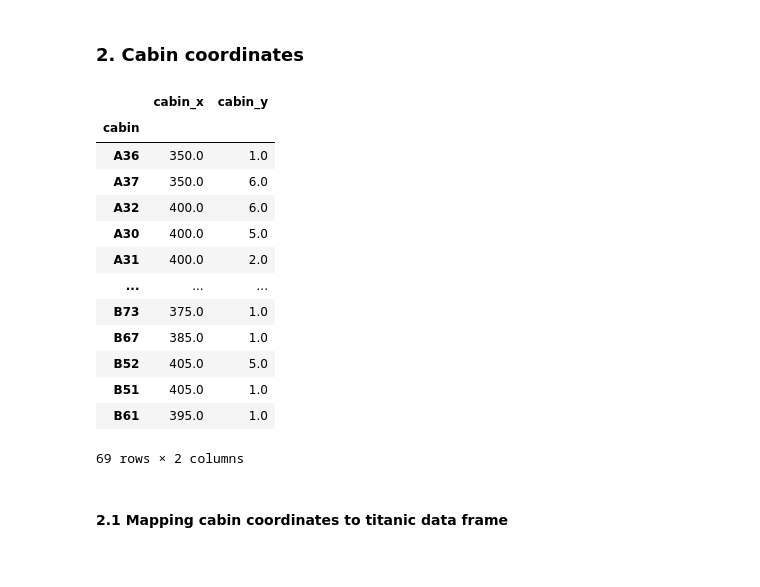
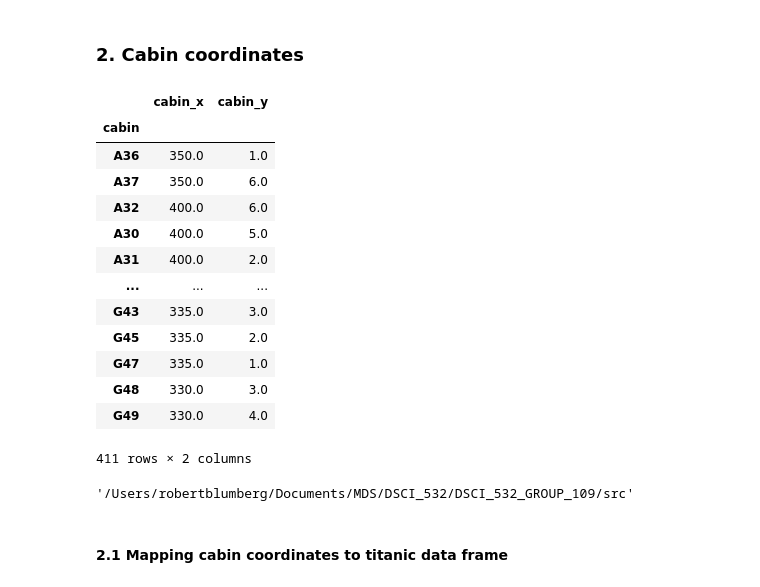
Before and after one commit to UBC-MDS/DSCI_532_GROUP_109, a Jupyter notebook: src/titanic_viz.ipynb, the cells around one changed output. Drawn from its saved outputs; the diff is of its cells as text; code cells hidden in the pictures.

```diff
--- a/src/titanic_viz.ipynb
+++ b/src/titanic_viz.ipynb
@@ -27,34 +27,85 @@ titanic_df
 ### 2. Cabin coordinates
 # %%
 cabin_locations = {"A36": (350, 1.0), "A37": (350, 6.0), "A32": (400, 6.0), "A30": (400, 5.0), "A31": (400, 2.0), "A33": (400, 1.0), "A28": (405, 6.0), "A26": (405, 5.0), "A27": (405, 2.0),
-                       "A29": (405, 1.0), "A34": (395, 6.0), "A35": (395, 1.0), "A24": (410, 6.0), "A22": (410, 5.0), "A23": (410, 2.0), "A25": (410, 1.0), "A20": (415, 6.0), "A18": (415, 5.0),
-                       "A19": (415, 2.0), "A21": (415, 1.0), "A16": (420, 6.0), "A14": (420, 5.0), "A15": (420, 2.0), "A17": (420, 1.0), "A12": (425, 6.0), "A10": (425, 5.0), "A9":  (425, 2.0),
-                       "A11": (425, 1.0), "A8": ( 430, 6.0),  "A6": (430, 5.0), "A5":  (430, 2.0), "A7":  (430, 1.0), "A4":  (435, 6.0), "A2":  (435, 4.0), "A1":  (435, 3.0), "A3":  (435, 1.0),
+                    "A29": (405, 1.0), "A34": (395, 6.0), "A35": (395, 1.0), "A24": (410, 6.0), "A22": (410, 5.0), "A23": (410, 2.0), "A25": (410, 1.0), "A20": (415, 6.0), "A18": (415, 5.0),
+                    "A19": (415, 2.0), "A21": (415, 1.0), "A16": (420, 6.0), "A14": (420, 5.0), "A15": (420, 2.0), "A17": (420, 1.0), "A12": (425, 6.0), "A10": (425, 5.0), "A9":  (425, 2.0),
+                    "A11": (425, 1.0), "A8": ( 430, 6.0),  "A6": (430, 5.0), "A5":  (430, 2.0), "A7":  (430, 1.0), "A4":  (435, 6.0), "A2":  (435, 4.0), "A1":  (435, 3.0), "A3":  (435, 1.0),
 
-                       "B90": (345, 6.0), "B94": (340, 6.0), "B96": (335, 6.0), "B98": (330, 6.0), "B92": (345, 5.0), "B91": (345, 1.0), "B101": (395, 3.0), "B102": (395, 4.0), "B100": (385, 4.0),
-                       "B99": (385, 3.0), "B58": (400, 6.0), "B88": (350, 6.0), "B84": (355, 6.0), "B86": (355, 5.0), "B85": (355, 1.0), "B82": (360, 6.0), "B78": (365, 6.0), "B76": (370, 6.0),
-                       "B72": (375, 6.0), "B70": (380, 6.0), "B66": (385, 6.0), "B64": (390, 6.0), "B60": (395, 6.0), "B80": (365, 5.0), "B74": (375, 5.0), "B68": (385, 5.0), "B62":  (395, 5.0),
-                       "B79": (365, 1.0), "B73": (375, 1.0), "B67": (385, 1.0), "B52": (405, 5.0), "B51": (405, 1.0), "B61":  (395, 1.0)}
+                    "B90": (345, 6.0), "B94": (340, 6.0), "B96": (335, 6.0), "B98": (330, 6.0), "B92": (345, 5.0), "B91": (345, 1.0), "B101": (395, 3.0), "B102": (395, 4.0), "B100": (385, 4.0),
+                    "B99": (385, 3.0), "B58": (400, 6.0), "B88": (350, 6.0), "B84": (355, 6.0), "B86": (355, 5.0), "B85": (355, 1.0), "B82": (360, 6.0), "B78": (365, 6.0), "B76": (370, 6.0),
+                    "B72": (375, 6.0), "B70": (380, 6.0), "B66": (385, 6.0), "B64": (390, 6.0), "B60": (395, 6.0), "B80": (365, 5.0), "B74": (375, 5.0), "B68": (385, 5.0), "B62":  (395, 5.0),
+                    "B79": (365, 1.0), "B73": (375, 1.0), "B67": (385, 1.0), "B52": (405, 5.0), "B51": (405, 1.0), "B61":  (395, 1.0),
+
+                    "C8": (465, 6.0), "C6": (465, 5.0), "C2": (465, 4.0), "C1": (465, 3.0), "C3": (465, 2.0), "C5": (465, 1.0), "C12": (460, 6.0), "C48": (460, 5.0), "C41": (460, 4.0),
+                    "C43": (460, 3.0), "C9": (460, 2.0), "C11": (460, 1.0), "C14": (455, 6.0), "C50": (455, 4.0), "C15": (455, 1.0), "C18": (450, 6.0), "C16": (450, 5.0), "C52": (450, 4.0),
+                    "C45": (450, 3.0), "C17": (450, 2.0), "C19": (450, 1.0), "C20": (445, 6.0), "C54": (445, 4.0), "C47": (445, 3.0), "C21": (445, 1.0), "C42": (440, 6.0), "C22": (440, 5.0),
+                    "C56": (440, 4.0), "C49": (440, 3.0), "C23": (440, 2.0), "C25": (440, 1.0), "C26": (435, 6.0), "C58": (435, 4.0), "C51": (435, 3.0), "C27": (435, 1.0), "C30": (430, 6.0),
+                    "C28": (430, 5.0), "C60": (430, 4.0), "C53": (430, 3.0), "C29": (430, 2.0), "C31": (430, 1.0), "C32": (425, 6.0), "C35": (425, 1.0), "C36": (420, 6.0), "C34": (420, 5.0),
+                    "C35": (420, 2.0), "C37": (420, 1.0), "C39": (415, 6.0), "C38": (415, 1.0), "C42": (410, 6.0), "C40": (410, 5.0), "C46": (405, 6.0), "C44": (405, 5.0), "C62": (400, 6.0),
+                    "C104": (400, 5.0), "C95": (400, 2.0), "C55": (400, 1.0), "C64": (395, 6.0), "C106": (395, 5.0), "C97": (395, 2.0), "C57": (395, 1.0), "C108": (390, 5.0), "C99": (390, 2.0),
+                    "C66": (385, 6.0), "C110": (380, 5.0), "C101": (385, 2.0), "C59": (385, 1.0), "C68": (380, 6.0), "C112": (380, 5.0), "C103": (380, 2.0), "C61": (380, 1.0), "C105": (375, 2.0),
+                    "C70": (370, 6.0), "C114": (370, 5.0), "107": (370, 2.0), "C63": (370, 1.0), "C72": (365, 6.0), "C116": (365, 5.0), "C118": (365, 4.0), "C111": (365, 3.0), "C109": (365, 2.0),
+                    "C65": (365, 1.0), "C74": (360, 6.0), "C124": (360, 5.0), "C120": (360, 4.0), "C113": (360, 3.0), "C115": (360, 2.0), "C67": (360, 1.0), "C76": (355, 6.0), "C126": (355, 5.0),
+                    "C69": (355, 1.0), "C78": (350, 6.0), "C128": (350, 5.0), "C117": (350, 2.0), "C71": (350, 1.0), "C80": (345, 6.0), "C130": (345, 5.0), "C119": (345, 2.0), "C73": (345, 1.0),
+                    "C132": (340, 4.0), "C121": (340, 3.0), "C82": (335, 6.0), "C134": (335, 5.0), "C75": (335, 1.0), "C86": (330, 6.0), "C92": (330, 4.0), "C83": (330, 3.0),
+
+                    "D6": (465, 6.0), "D4": (465, 5.0), "D2": (465, 4.0), "D3": (465, 3.0), "D5": (465, 2.0), "D7": (465, 1.0), "D10": (460, 6.0), "D40": (460, 5.0), "D38": (460, 4.0),
+                    "D39": (460, 3.0), "D9": (460, 2.0), "D11": (460, 1.0), "D16": (455, 6.0), "D14": (455, 5.0), "D15": (455, 2.0), "D17": (455, 1.0), "D20": (450, 6.0), "D18": (450, 5.0),
+                    "D42": (450, 4.0), "D43": (450, 3.0), "D19": (450, 2.0), "D21": (450, 1.0), "D24": (445, 6.0), "D22": (445, 5.0), "D46": (445, 4.0), "D45": (445, 3.0), "D22": (445, 2.0),
+                    "D25": (445, 1.0), "D28": (440, 6.0), "D26": (440, 5.0), "D48": (440, 4.0), "D47": (440, 3.0), "D27": (440, 2.0), "D29": (440, 1.0), "D32": (435, 6.0), "D30": (435, 5.0),
+                    "D50": (435, 4.0), "D49": (435, 3.0), "D33": (435, 2.0), "D31": (435, 1.0), "D36": (430, 6.0), "D34": (430, 4.0), "D35": (430, 3.0), "D37": (430, 1.0), "D56": (360, 6.0),
+                    "D135": (330, 4.0),
+
+                    "E200": (465, 4.0), "E201": (465, 3.0), "E1": (465, 2.0), "E2": (465, 1.0), "E202": (460, 4.0), "E203": (460, 3.0), "E3": (460, 2.0), "E4": (460, 1.0), "E11": (455, 3.0),
+                    "E7": (455, 2.0), "E8": (455, 1.0), "E12": (450, 3.0), "E9": (450, 2.0), "E10": (450, 1.0), "E14": (445, 3.0), "E16": (445, 2.0), "E17": (445, 1.0), "E15": (440, 3.0),
+                    "E18": (440, 2.0), "E19": (440, 1.0), "E20": (435, 2.0), "E21": (435, 1.0), "E22": (430, 2.0), "E23": (430, 1.0), "E26": (425, 3.0), "E24": (425, 2.0), "E25": (425, 1.0),
+                    "E27": (420, 3.0), "E28": (420, 2.0), "E29": (420, 1.0), "E38": (415, 3.0), "E30": (415, 2.0), "E31": (415, 1.0), "E39": (410, 3.0), "E32": (410, 2.0), "E33": (410, 1.0),
+                    "E40": (405, 3.0), "E34": (405, 2.0), "E35": (405, 1.0), "E41": (400, 3.0), "E36": (400, 2.0), "E37": (400, 1.0), "E42": (395, 3.0), "E43": (395, 2.0), "E44": (395, 1.0),
+                    "E45": (390, 2.0), "E46": (390, 1.0), "E47": (385, 3.0), "E49": (385, 2.0), "E50": (385, 1.0), "E48": (380, 3.0), "E51": (380, 2.0), "E52": (380, 1.0), "E57": (375, 3.0),
+                    "E53": (375, 2.0), "E54": (375, 1.0), "E58": (370, 3.0), "E55": (370, 2.0), "E56": (370, 1.0), "E60": (365, 3.0), "E64": (365, 2.0), "E65": (365, 1.0), "E62": (360, 3.0),
+                    "E66": (360, 2.0), "E67": (360, 1.0), "E63": (355, 3.0), "E68": (355, 1.0), "E77": (345, 2.0), "E78": (345, 1.0), "E99": (330, 3.0), "E100": (330, 2.0), "E101": (330, 1.0),
+
+                    "F58": (465, 6.0), "F38": (465, 4.0), "F46": (465, 3.0), "F45": (465, 1.0), "F60": (460, 6.0), "F56": (460, 4.0), "F47": (460, 3.0), "F49": (460, 1.0), "F51": (455, 3.0),
+                    "F53": (455, 1.0), "F62": (450, 6.0), "F55": (450, 3.0), "F57": (450, 2.0), "F59": (450, 1.0), "F68": (445, 6.0), "F66": (445, 5.0), "F64": (445, 4.0), "F69": (445, 3.0),
+                    "F63": (445, 2.0), "F65": (445, 1.0), "F74": (440, 6.0), "F72": (440, 5.0), "F70": (440, 4.0), "F73": (440, 3.0), "F75": (440, 2.0), "F71": (440, 1.0), "F84": (435, 6.0),
+                    "F82": (435, 5.0), "E80": (435, 4.0), "F77": (435, 3.0), "F79": (435, 2.0), "F81": (435, 1.0), "F90": (430, 6.0), "F88": (430, 5.0), "F86": (430, 4.0), "F83": (430, 3.0),
+                    "F85": (430, 2.0), "F87": (430, 1.0), "F96": (425, 6.0), "F94": (425, 5.0), "F92": (425, 4.0), "F89": (425, 3.0), "F91": (425, 2.0), "F93": (425, 1.0), "F100": (420, 5.0),
+                    "F98": (420, 4.0), "F95": (420, 3.0), "F97": (420, 2.0), "F99": (420, 1.0), "F4": (360, 6.0), "F2": (360, 5.0), "F5": (360, 2.0), "F7": (360, 1.0), "F8": (355, 6.0),
+                    "F6": (355, 5.0), "F9": (355, 2.0), "F11": (355, 1.0), "F12": (350, 6.0), "F10": (350, 5.0), "F18": (345, 6.0), "F16": (345, 5.0), "F15": (345, 4.0), "F17": (345, 3.0),
+                    "F19": (345, 2.0), "F21": (345, 1.0), "F28": (340, 6.0), "F26": (340, 5.0), "F24": (340, 4.0), "F29": (340, 3.0), "F25": (340, 2.0), "F27": (340, 1.0), "F34": (335, 6.0),
+                    "F32": (335, 5.0), "F30": (335, 4.0), "F31": (335, 3.0), "F33": (335, 2.0), "F35": (335, 1.0), "F40": (330, 6.0), "F38": (330, 5.0), "F190": (330, 4.0), "F39": (330, 3.0),
+                    "F41": (330, 2.0), "F43": (330, 1.0),
+
+                    "G8": (360, 6.0), "G6": (360, 5.0), "G2": (360, 4.0), "G5": (360, 3.0), "G3": (360, 2.0), "G1": (360, 1.0), "G16": (355, 6.0), "G14": (355, 5.0), "G12": (355, 4.0),
+                    "G11": (355, 3.0), "G17": (355, 2.0), "G15": (355, 1.0), "G24": (350, 6.0), "G22": (350, 5.0), "G20": (350, 4.0), "G21": (350, 3.0), "G23": (350, 2.0), "G25": (350, 1.0),
+                    "G30": (345, 6.0), "G28": (345, 5.0), "G26": (345, 4.0), "G29": (345, 3.0), "G31": (345, 2.0), "G33": (345, 1.0), "G36": (340, 6.0), "G34": (340, 5.0), "G32": (340, 4.0),
+                    "G37": (340, 3.0), "G39": (340, 2.0), "G41": (340, 1.0), "G46": (335, 6.0), "G44": (335, 5.0), "G42": (335, 4.0), "G43": (335, 3.0), "G45": (335, 2.0), "G47": (335, 1.0),
+                    "G48": (330, 3.0), "G49": (330, 4.0)
+                  }
 
 cabin_locations_df = pd.DataFrame(cabin_locations).T
 cabin_locations_df.index.names = ["cabin"]
 cabin_locations_df.columns = ["cabin_x", "cabin_y"]
 cabin_locations_df
 # %% [output]
 |  | cabin_x | cabin_y |
 | cabin |  |  |
 | A36 | 350.0 | 1.0 |
 | A37 | 350.0 | 6.0 |
 | A32 | 400.0 | 6.0 |
 | A30 | 400.0 | 5.0 |
 | A31 | 400.0 | 2.0 |
 | ... | ... | ... |
-| B73 | 375.0 | 1.0 |
-| B67 | 385.0 | 1.0 |
-| B52 | 405.0 | 5.0 |
-| B51 | 405.0 | 1.0 |
-| B61 | 395.0 | 1.0 |
+| G43 | 335.0 | 3.0 |
+| G45 | 335.0 | 2.0 |
+| G47 | 335.0 | 1.0 |
+| G48 | 330.0 | 3.0 |
+| G49 | 330.0 | 4.0 |
-69 rows × 2 columns
+411 rows × 2 columns
+# %%
+os.getcwd()
+# %% [output]
+'/Users/robertblumberg/Documents/MDS/DSCI_532/DSCI_532_GROUP_109/src'
 # %% [markdown]
 #### 2.1 Mapping cabin coordinates to titanic data frame
 # %%
```
Also changed, not shown: parts of 7 cells of this notebook.
